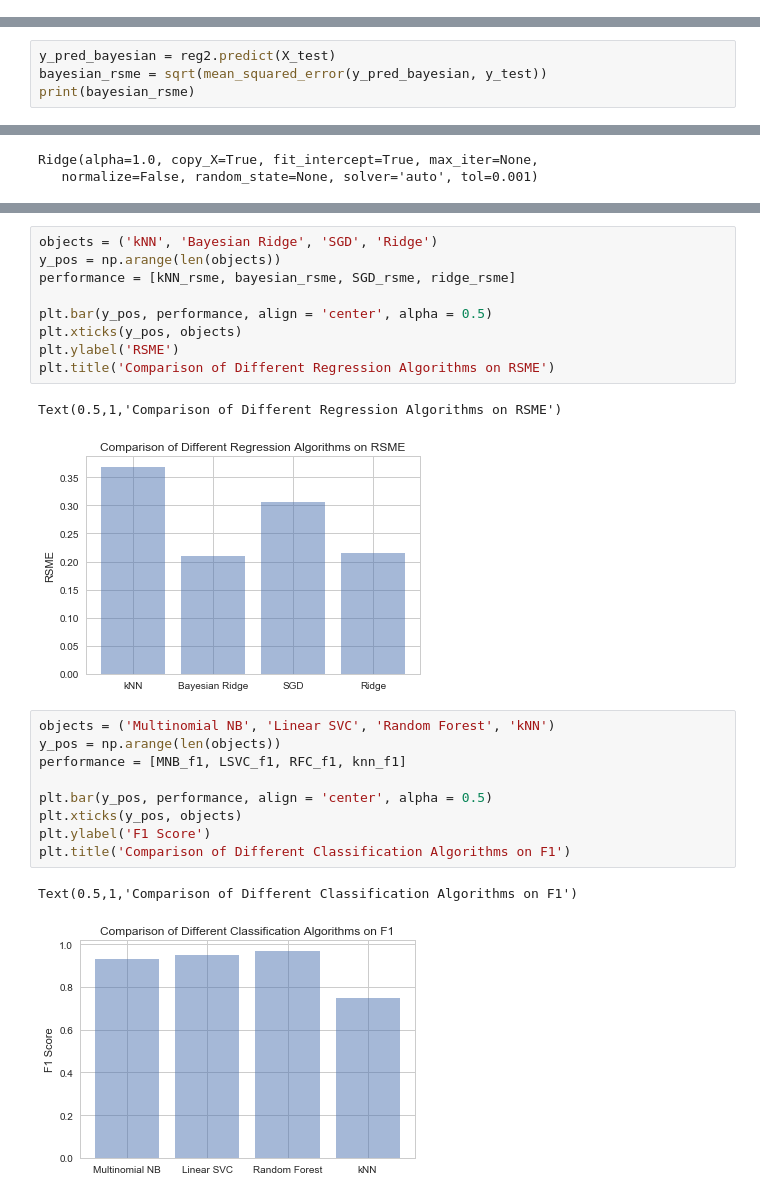
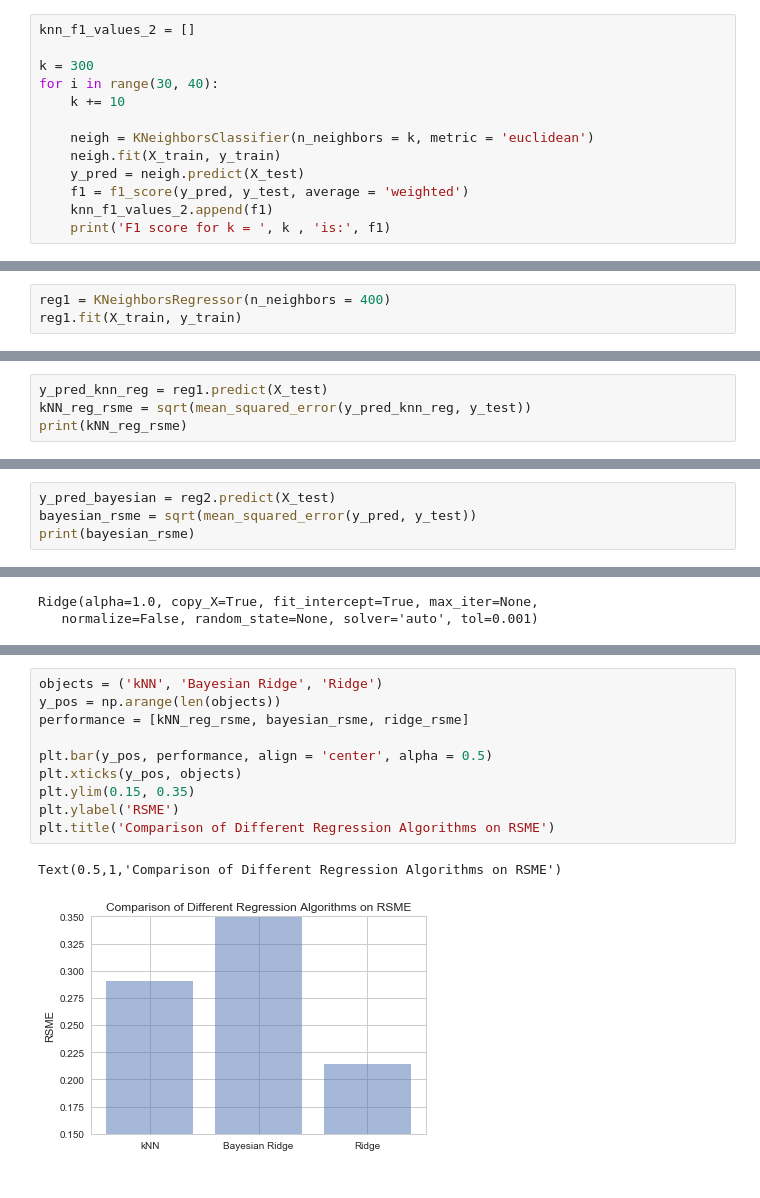
Before and after one commit to Bruce-Decker/CMPE255_GroupProject, a Jupyter notebook: Term_Project.ipynb, the cells around one changed output, grey strips where cells are left out. Drawn from its saved outputs; the diff is of its cells as text.

```diff
--- a/Term_Project.ipynb
+++ b/Term_Project.ipynb
@@ -185,0 +188,13 @@ Text(0,0.5,'F1 Score')
+# %%
+knn_f1_values_2 = []
+
+k = 300
+for i in range(30, 40):
+    k += 10
+
+    neigh = KNeighborsClassifier(n_neighbors = k, metric = 'euclidean')
+    neigh.fit(X_train, y_train)
+    y_pred = neigh.predict(X_test)
+    f1 = f1_score(y_pred, y_test, average = 'weighted')
+    knn_f1_values_2.append(f1)
+    print('F1 score for k = ', k , 'is:', f1)
@@ -226,0 +275,3 @@ Text(0,0.5,'RSME Value')
+# %%
+reg1 = KNeighborsRegressor(n_neighbors = 400)
+reg1.fit(X_train, y_train)
@@ -226,0 +282,4 @@ Text(0,0.5,'RSME Value')
+# %%
+y_pred_knn_reg = reg1.predict(X_test)
+kNN_reg_rsme = sqrt(mean_squared_error(y_pred_knn_reg, y_test))
+print(kNN_reg_rsme)
@@ -234,6 +295,6 @@ BayesianRidge(alpha_1=1e-06, alpha_2=1e-06, compute_score=False, copy_X=True,
        normalize=False, tol=0.001, verbose=False)
 # %%
 y_pred_bayesian = reg2.predict(X_test)
-bayesian_rsme = sqrt(mean_squared_error(y_pred_bayesian, y_test))
+bayesian_rsme = sqrt(mean_squared_error(y_pred, y_test))
 print(bayesian_rsme)
 # %% [output]
@@ -334,24 +395,13 @@ print(ridge_rsme)
 # %%
-objects = ('kNN', 'Bayesian Ridge', 'SGD', 'Ridge')
+objects = ('kNN', 'Bayesian Ridge', 'Ridge')
 y_pos = np.arange(len(objects))
-performance = [kNN_rsme, bayesian_rsme, SGD_rsme, ridge_rsme]
+performance = [kNN_reg_rsme, bayesian_rsme, ridge_rsme]
 
 plt.bar(y_pos, performance, align = 'center', alpha = 0.5)
 plt.xticks(y_pos, objects)
+plt.ylim(0.15, 0.35)
 plt.ylabel('RSME')
 plt.title('Comparison of Different Regression Algorithms on RSME')
 # %% [output]
 Text(0.5,1,'Comparison of Different Regression Algorithms on RSME')
-[figure, old version]
+[figure, new version]
-# %%
-objects = ('Multinomial NB', 'Linear SVC', 'Random Forest', 'kNN')
-y_pos = np.arange(len(objects))
-performance = [MNB_f1, LSVC_f1, RFC_f1, knn_f1]
-
-plt.bar(y_pos, performance, align = 'center', alpha = 0.5)
-plt.xticks(y_pos, objects)
-plt.ylabel('F1 Score')
-plt.title('Comparison of Different Classification Algorithms on F1')
-# %% [output]
-Text(0.5,1,'Comparison of Different Classification Algorithms on F1')
-[figure, removed]
```
Also changed, not shown: parts of 25 cells of this notebook.
